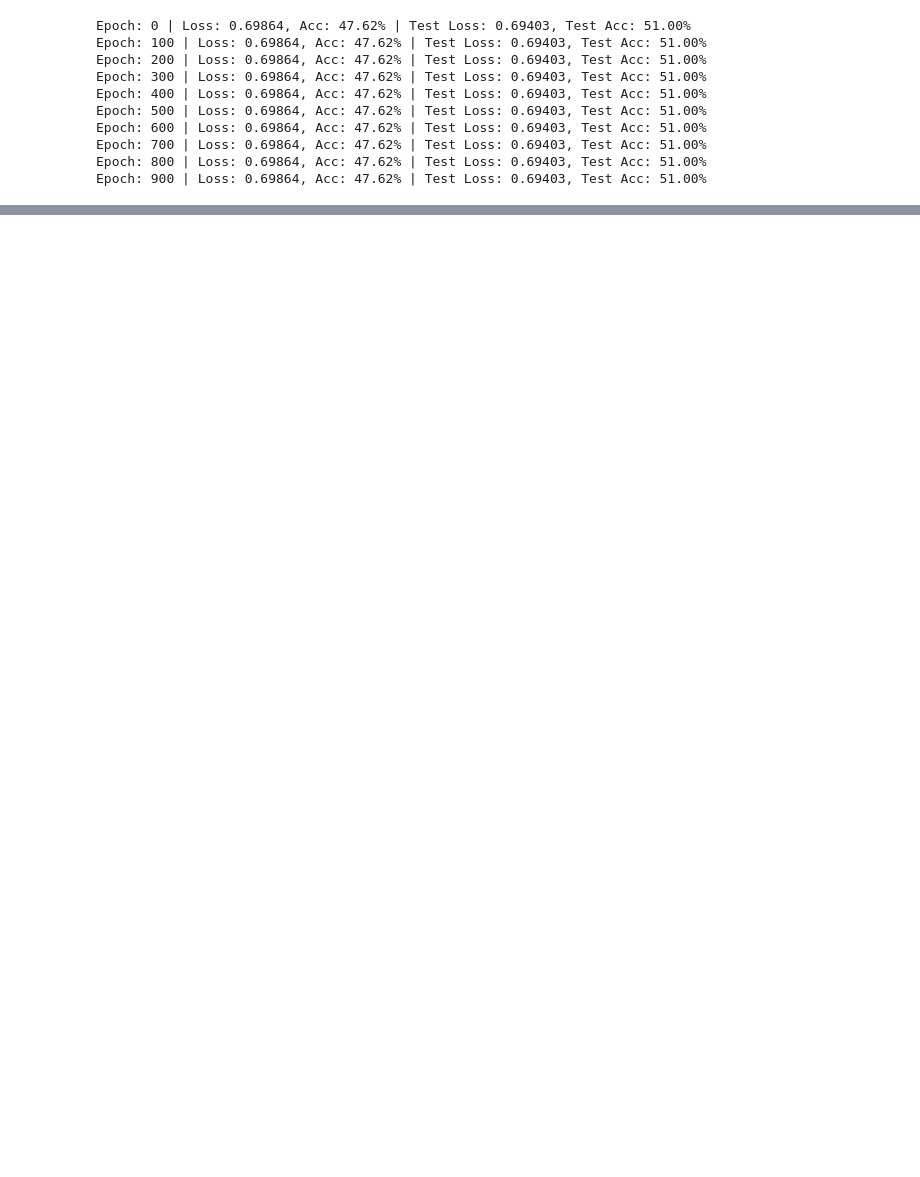
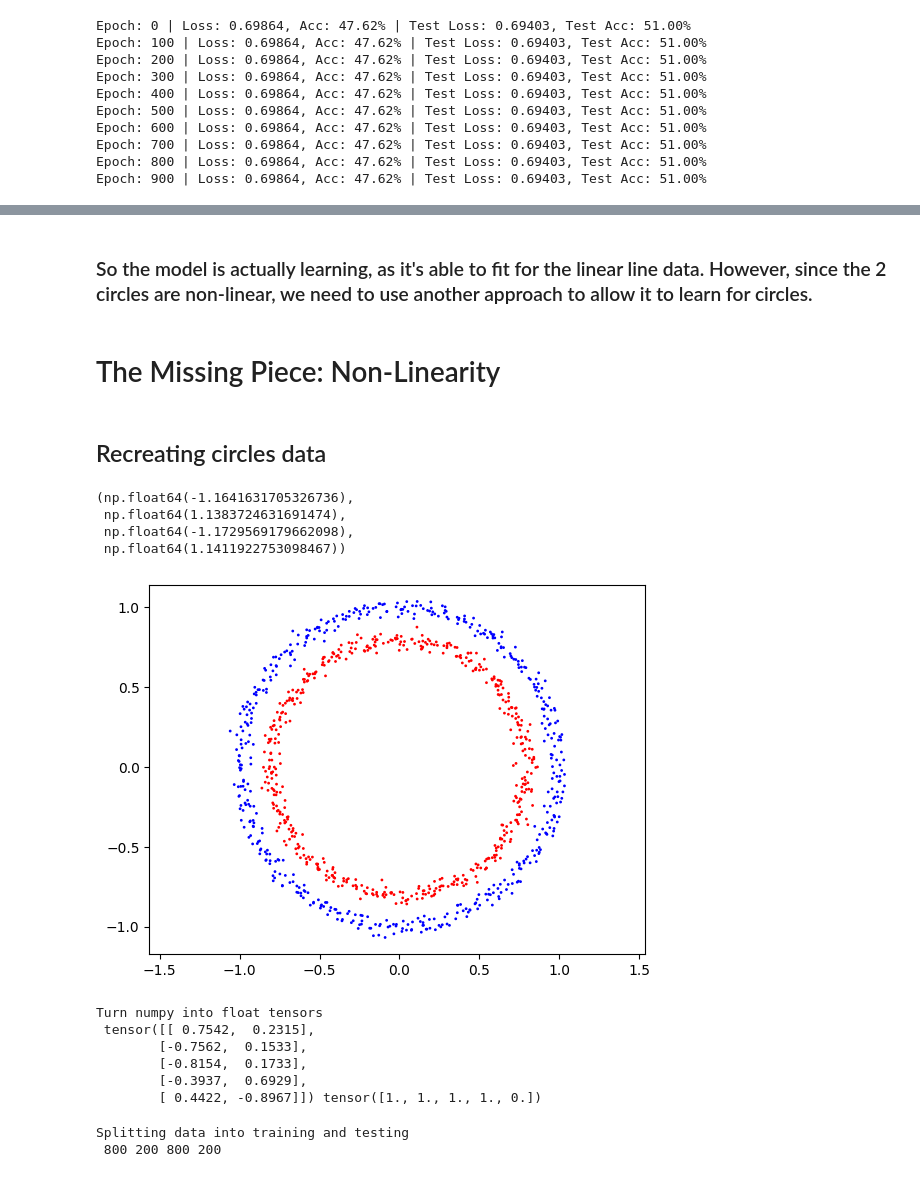
Before and after one commit to dozetype/pytorch-notes, a Jupyter notebook: classification.ipynb, the cells around one changed output, grey strips where cells are left out. Drawn from its saved outputs; the diff is of its cells as text; code cells hidden in the pictures; blank space fills up the shorter version.

```diff
--- a/classification.ipynb
+++ b/classification.ipynb
@@ -348,0 +441,42 @@ Epoch: 900 | Loss: 0.69864, Acc: 47.62% | Test Loss: 0.69403, Test Acc: 51.00%
+# %% [markdown]
+### So the model is actually learning, as it's able to fit for the linear line data. However, since the 2 circles are non-linear, we need to use another approach to allow it to learn for circles.
+# %% [markdown]
+# The Missing Piece: Non-Linearity
+# %% [markdown]
+## Recreating circles data
+# %%
+import matplotlib.pyplot as plt
+from sklearn.datasets import make_circles
+
+n_samples = 1000
+
+#create circles
+X, y = make_circles(n_samples=n_samples,
+                    noise=0.03,
+                    random_state=42)
+
+plt.scatter(X[:, 0], X[:, 1], c=y, cmap='bwr', s=1) # x, y, class, classColours, size of point
+plt.axis('equal')
+# %% [output]
+(np.float64(-1.1641631705326736),
+ np.float64(1.1383724631691474),
+ np.float64(-1.1729569179662098),
+ np.float64(1.1411922753098467))
+[figure, added]
+# %%
+X = torch.from_numpy(X).float()
+y = torch.from_numpy(y).float()
+print("Turn numpy into float tensors \n", X[:5], y[:5])
+# %% [output]
+Turn numpy into float tensors
+ tensor([[ 0.7542,  0.2315],
+        [-0.7562,  0.1533],
+        [-0.8154,  0.1733],
+        [-0.3937,  0.6929],
+        [ 0.4422, -0.8967]]) tensor([1., 1., 1., 1., 0.])
+# %%
+X_train, X_test, y_train, y_test = train_test_split(X, y, test_size=0.2, random_state=42)
+print("Splitting data into training and testing \n", len(X_train), len(X_test), len(y_train), len(y_test))
+# %% [output]
+Splitting data into training and testing
+ 800 200 800 200
```
Also changed, not shown: parts of 22 cells of this notebook.
